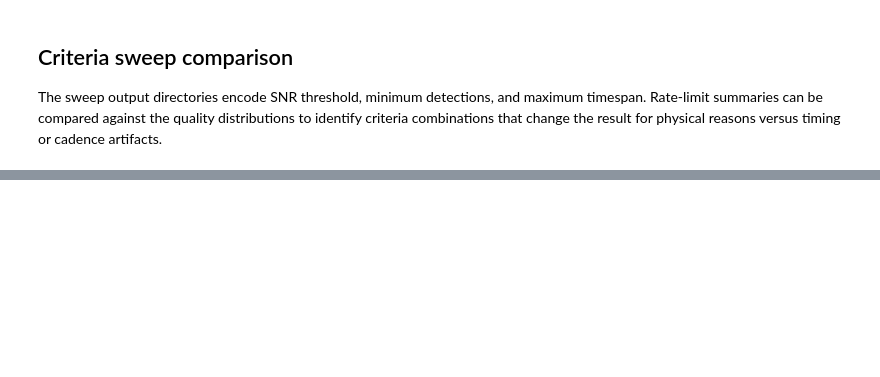
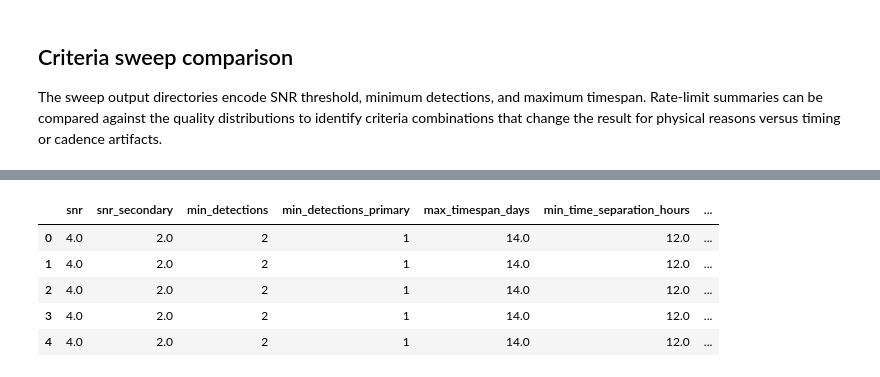
Before and after one commit to tylerbarna/kn-rates, a Jupyter notebook: lightcurve_quality_analysis.ipynb, the cells around one changed output, grey strips where cells are left out. Cells and saved outputs as stored; diff of their text form; code cells hidden in the pictures; blank space fills up the shorter version.

```diff
--- a/lightcurve_quality_analysis.ipynb
+++ b/lightcurve_quality_analysis.ipynb
@@ -42,0 +82,57 @@ criteria
+# %%
+import json
+import re
+import numpy as np
+from matplotlib.lines import Line2D
+
+SWEEP_ROOT = Path('results/detection_criteria_sweep')
+FOLDER_PATTERN = re.compile(
+    r'^snr(?P<snr>[0-9.]+)_snr2(?P<snr_secondary>[0-9.]+)'
+    r'_ndet(?P<min_detections>\d+)_ndet1(?P<min_detections_primary>\d+)'
+    r'_span(?P<max_timespan_days>[0-9.]+)d_sep(?P<min_time_separation_hours>[0-9.]+)h'
+    r'_fade(?P<min_fade_rate>[0-9.]+)_b(?P<min_galactic_lat>[0-9.]+)$'
+)
+
+
+def parse_criteria_folder(folder_name):
+    match = FOLDER_PATTERN.match(folder_name)
+    if match is None:
+        return None
+    values = match.groupdict()
+    float_fields = {
+        'snr', 'snr_secondary', 'max_timespan_days',
+        'min_time_separation_hours', 'min_fade_rate', 'min_galactic_lat',
+    }
+    return {
+        key: (float(value) if key in float_fields else int(value))
+        for key, value in values.items()
+    }
+
+
+index_rows = []
+for result_path in sorted(SWEEP_ROOT.glob('*/Bu2026Fixed/*.json')):
+    if result_path.name.endswith('.metadata.json'):
+        continue
+    criteria = parse_criteria_folder(result_path.parent.parent.name)
+    if criteria is None:
+        continue
+    with result_path.open() as handle:
+        result = json.load(handle)
+    index_rows.append({
+        **criteria,
+        'folder': result_path.parent.parent.name,
+        'file': result_path,
+        'n_detected': len(result.get('detected_sources', [])),
+    })
+
+sweep_index = pd.DataFrame(index_rows)
+if sweep_index.empty:
+    raise ValueError(f'No sweep results found under {SWEEP_ROOT}')
+sweep_index.head()
+# %% [output]
+|  | snr | snr_secondary | min_detections | min_detections_primary | max_timespan_days | min_time_separation_hours | ... |
+| 0 | 4.0 | 2.0 | 2 | 1 | 14.0 | 12.0 | ... |
+| 1 | 4.0 | 2.0 | 2 | 1 | 14.0 | 12.0 | ... |
+| 2 | 4.0 | 2.0 | 2 | 1 | 14.0 | 12.0 | ... |
+| 3 | 4.0 | 2.0 | 2 | 1 | 14.0 | 12.0 | ... |
+| 4 | 4.0 | 2.0 | 2 | 1 | 14.0 | 12.0 | ... |
```
Also changed, not shown: parts of 8 cells of this notebook, 1 other file.
